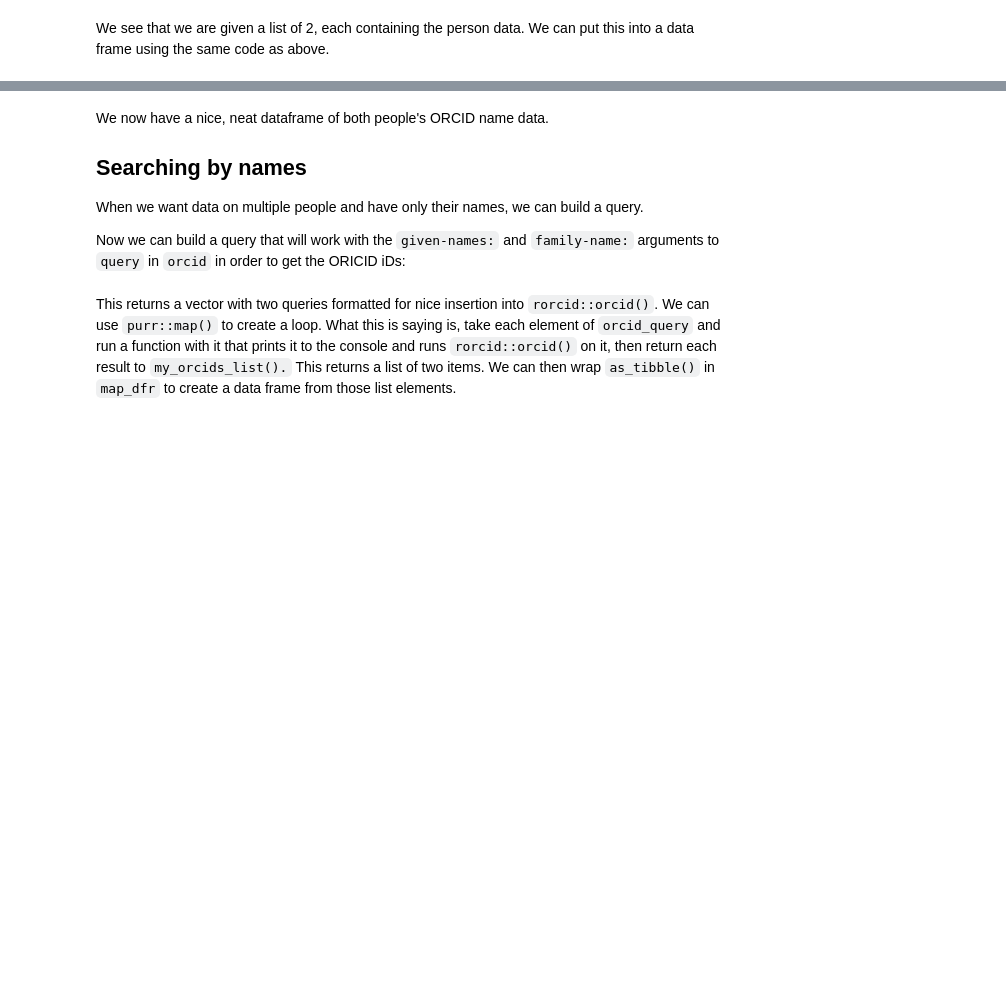
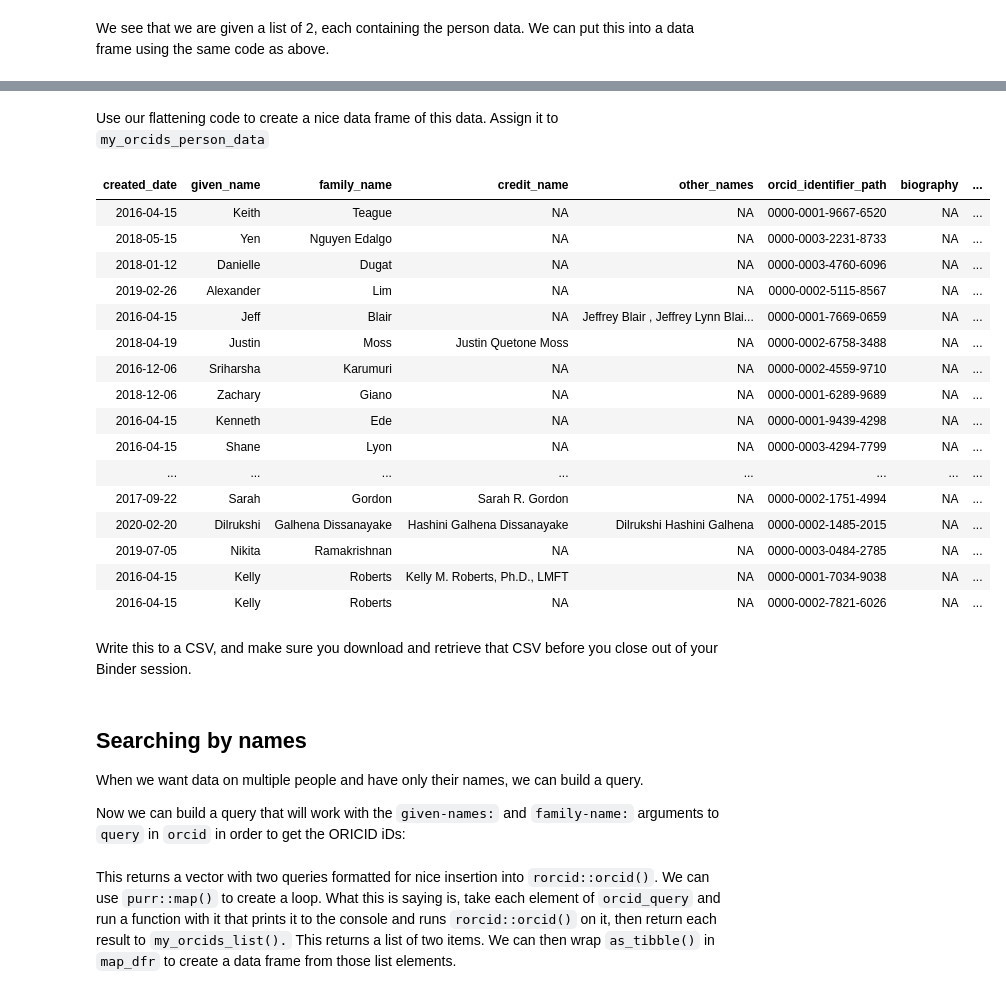
Before and after one commit to ciakovx/ciakovx.github.io, a Jupyter notebook: rorcid.ipynb, the cells around one changed output, grey strips where cells are left out. Saved outputs shown, nothing was run; the diff lists cells and outputs as text; code cells hidden in the pictures; blank space fills up the shorter version.

Commit message:
Update rorcid IPYNB to include exercises and info on saving to Binder

```diff
--- a/rorcid.ipynb
+++ b/rorcid.ipynb
@@ -401,0 +528,18 @@ carberry_data_short <- carberry_data %>%
+# %%
+my_orcid_person_data <- my_orcid_person %>% {
+    dplyr::tibble(
+      created_date = purrr::map_dbl(., purrr::pluck, "name", "created-date", "value", .default=NA_character_),
+      given_name = purrr::map_chr(., purrr::pluck, "name", "given-names", "value", .default=NA_character_),
+      family_name = purrr::map_chr(., purrr::pluck, "name", "family-name", "value", .default=NA_character_),
+      credit_name = purrr::map_chr(., purrr::pluck, "name", "credit-name", "value", .default=NA_character_),
+      other_names = purrr::map(., purrr::pluck, "other-names", "other-name", "content", .default=NA_character_),
+      orcid_identifier_path = purrr::map_chr(., purrr::pluck, "name", "path", .default = NA_character_),
+      biography = purrr::map_chr(., purrr::pluck, "biography", "content", .default=NA_character_),
+      researcher_urls = purrr::map(., purrr::pluck, "researcher-urls", "researcher-url", .default=NA_character_),
+      emails = purrr::map(., purrr::pluck, "emails", "email", "email", .default=NA_character_),
+      keywords = purrr::map(., purrr::pluck, "keywords", "keyword", "content", .default=NA_character_),
+      external_ids = purrr::map(., purrr::pluck, "external-identifiers", "external-identifier", .default=NA_character_)
+    )
+  } %>%
+  dplyr::mutate(created_date = anytime::anydate(created_date/1000))
+my_orcid_person_data
@@ -430,0 +592,40 @@ my_orcid_person_data
+# %% [markdown]
+Use our flattening code to create a nice data frame of this data. Assign it to `my_orcids_person_data`
+# %%
+my_orcids_person_data <- my_inst_person %>% {
+    dplyr::tibble(
+      created_date = purrr::map_dbl(., purrr::pluck, "name", "created-date", "value", .default=NA_character_),
+      given_name = purrr::map_chr(., purrr::pluck, "name", "given-names", "value", .default=NA_character_),
+      family_name = purrr::map_chr(., purrr::pluck, "name", "family-name", "value", .default=NA_character_),
+      credit_name = purrr::map_chr(., purrr::pluck, "name", "credit-name", "value", .default=NA_character_),
+      other_names = purrr::map(., purrr::pluck, "other-names", "other-name", "content", .default=NA_character_),
+      orcid_identifier_path = purrr::map_chr(., purrr::pluck, "name", "path", .default = NA_character_),
+      biography = purrr::map_chr(., purrr::pluck, "biography", "content", .default=NA_character_),
+      researcher_urls = purrr::map(., purrr::pluck, "researcher-urls", "researcher-url", .default=NA_character_),
+      emails = purrr::map(., purrr::pluck, "emails", "email", "email", .default=NA_character_),
+      keywords = purrr::map(., purrr::pluck, "keywords", "keyword", "content", .default=NA_character_),
+      external_ids = purrr::map(., purrr::pluck, "external-identifiers", "external-identifier", .default=NA_character_)
+    )
+  } %>%
+  dplyr::mutate(created_date = anytime::anydate(created_date/1000))
+my_orcids_person_data
+# %% [output]
+| created_date | given_name | family_name | credit_name | other_names | orcid_identifier_path | biography | ... |
+| 2016-04-15 | Keith | Teague | NA | NA | 0000-0001-9667-6520 | NA | ... |
+| 2018-05-15 | Yen | Nguyen Edalgo | NA | NA | 0000-0003-2231-8733 | NA | ... |
+| 2018-01-12 | Danielle | Dugat | NA | NA | 0000-0003-4760-6096 | NA | ... |
+| 2019-02-26 | Alexander | Lim | NA | NA | 0000-0002-5115-8567 | NA | ... |
+| 2016-04-15 | Jeff | Blair | NA | Jeffrey Blair , Jeffrey Lynn Blai... | 0000-0001-7669-0659 | NA | ... |
+| 2018-04-19 | Justin | Moss | Justin Quetone Moss | NA | 0000-0002-6758-3488 | NA | ... |
+| 2016-12-06 | Sriharsha | Karumuri | NA | NA | 0000-0002-4559-9710 | NA | ... |
+| 2018-12-06 | Zachary | Giano | NA | NA | 0000-0001-6289-9689 | NA | ... |
+| 2016-04-15 | Kenneth | Ede | NA | NA | 0000-0001-9439-4298 | NA | ... |
+| 2016-04-15 | Shane | Lyon | NA | NA | 0000-0003-4294-7799 | NA | ... |
+| ... | ... | ... | ... | ... | ... | ... | ... |
+| 2017-09-22 | Sarah | Gordon | Sarah R. Gordon | NA | 0000-0002-1751-4994 | NA | ... |
+| 2020-02-20 | Dilrukshi | Galhena Dissanayake | Hashini Galhena Dissanayake | Dilrukshi Hashini Galhena | 0000-0002-1485-2015 | NA | ... |
+| 2019-07-05 | Nikita | Ramakrishnan | NA | NA | 0000-0003-0484-2785 | NA | ... |
+| 2016-04-15 | Kelly | Roberts | Kelly M. Roberts, Ph.D., LMFT | NA | 0000-0001-7034-9038 | NA | ... |
+| 2016-04-15 | Kelly | Roberts | NA | NA | 0000-0002-7821-6026 | NA | ... |
+# %% [markdown]
+Write this to a CSV, and make sure you download and retrieve that CSV before you close out of your Binder session.
@@ -431,6 +634,4 @@ my_orcid_person_data
 # %% [markdown]
-We now have a nice, neat dataframe of both people's ORCID name data.
-
 ## Searching by names
 
 When we want data on multiple people and have only their names, we can build a query.
```
Also changed, not shown: parts of 33 cells of this notebook, 2 other files.
